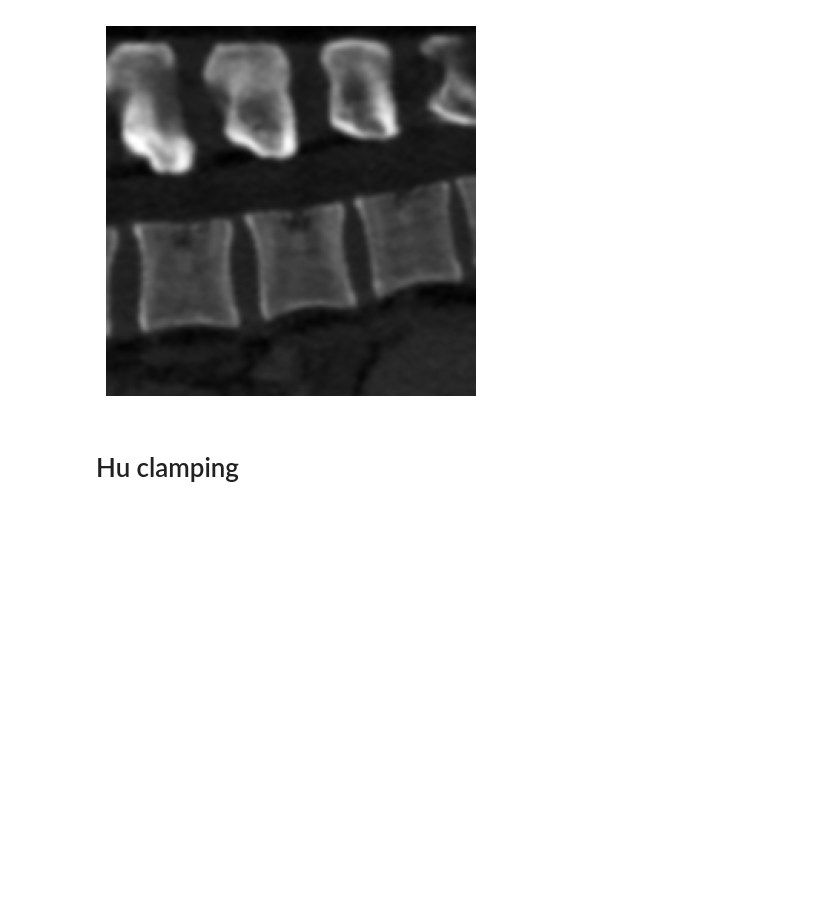
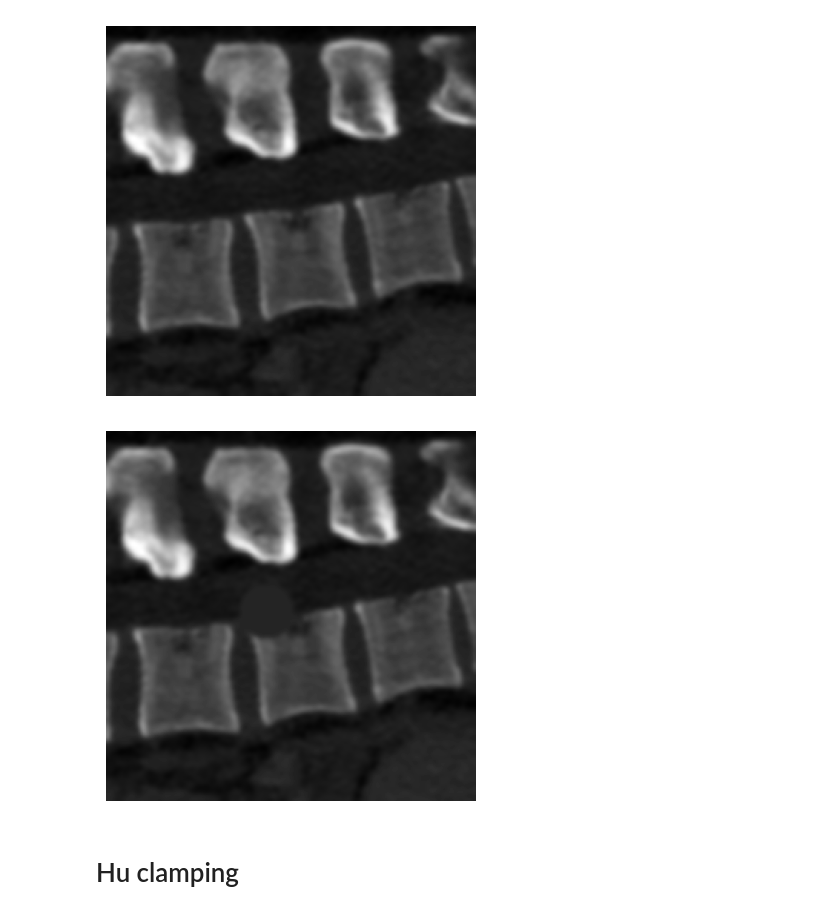
Before and after one commit to jukobo/JK_bachelor, a Jupyter notebook: image_preproces.ipynb, the cells around one changed output. Saved outputs shown, nothing was run; the diff lists cells and outputs as text; code cells hidden in the pictures; blank space fills up the shorter version.

```diff
--- a/image_preproces.ipynb
+++ b/image_preproces.ipynb
@@ -110,6 +113,26 @@ plt.axis('off')
 plt.show()
 # %% [output]
 [figure]
+# %%
+nii_file = nib.load(f'Data\\Output_spinetools\\crops\\sub-verse500_segment_20_crop_outlier.nii.gz')
+# Get the image data
+zooms = nii_file.header.get_zooms() #Voxel sizes
+img_nib = nii_file.get_fdata()
+
+
+
+#Smooth
+sigma_smooth = [0.75/zooms[0],0.75/zooms[1],0.75/zooms[2]]
+data_img_out = gaussian_filter(img_nib, sigma=sigma_smooth)
+
+slice_index = num_slices // 2  # Displaying the middle slice
+slice_data = data_img_out[slice_index,...]
+# Plot the slice
+plt.imshow(slice_data, cmap='gray')
+plt.axis('off')
+plt.show()
+# %% [output]
+[figure, added]
 # %% [markdown]
 # Hu clamping
 # %%
```
Also changed, not shown: parts of 6 cells of this notebook.
